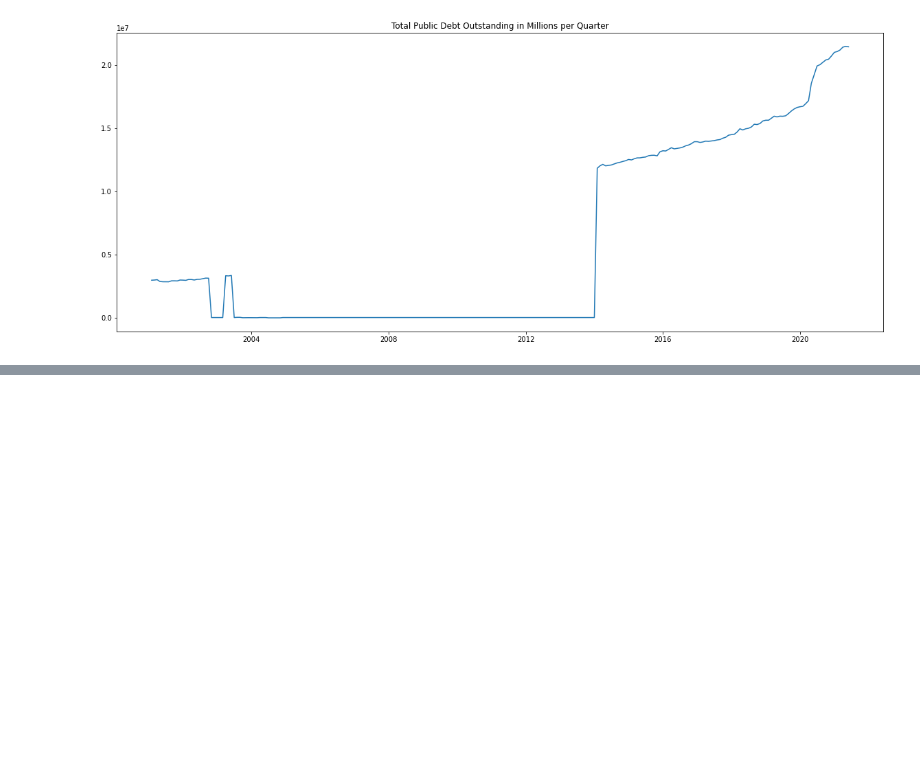
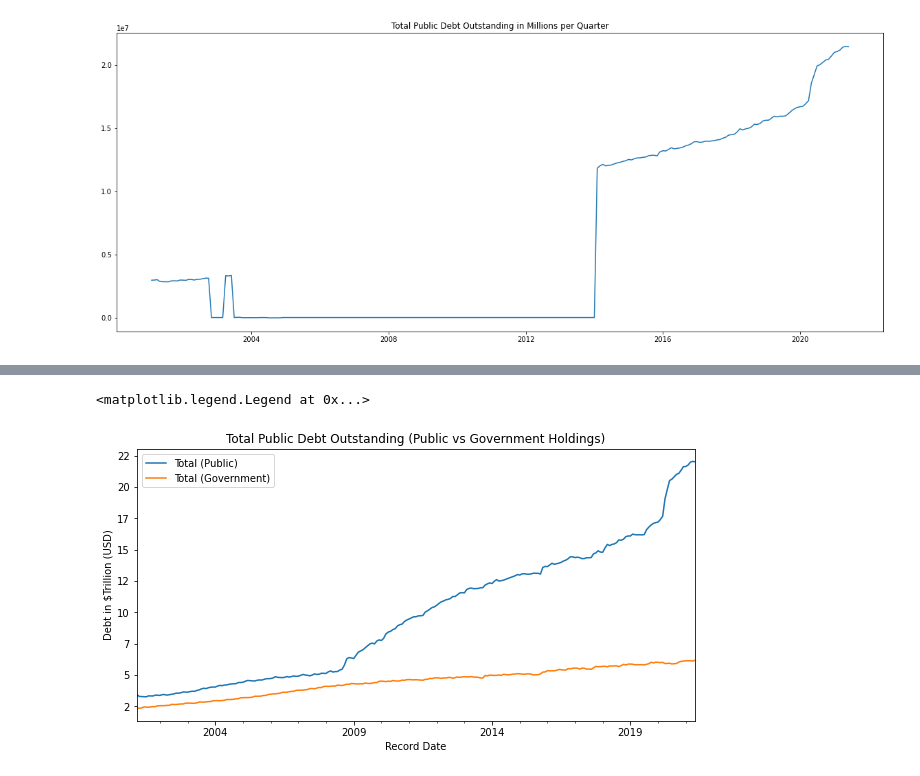
Before and after one commit to kierangraham-au/Data-Project-US-Debt, a Jupyter notebook: usdebt.ipynb, the cells around one changed output, grey strips where cells are left out. Cells and saved outputs as stored; diff of their text form; code cells hidden in the pictures; blank space fills up the shorter version.

```diff
--- a/usdebt.ipynb
+++ b/usdebt.ipynb
@@ -327,0 +370,19 @@ debt_df.set_index("Record_Date")[debt_df.set_index("Record_Date")["Security_Type
+# %%
+#Total Public Debt Outstanding
+
+ax = debt_df.set_index("Record_Date")[debt_df.set_index("Record_Date")[
+    "Security_Type_Description"] == "Total Public Debt Outstanding"].Debt_Held_by_the_PublicM.plot(label="Total (Public)")
+debt_df.set_index("Record_Date")[debt_df.set_index("Record_Date")[
+    "Security_Type_Description"] == "Total Public Debt Outstanding"].Intragovernmental_HoldingsM.plot(label="Total (Government)")
+
+
+ax.get_yaxis().set_major_formatter(
+matplotlib.ticker.FuncFormatter(lambda x, p: format(int(x/1000000), ',')))
+plt.ylabel("Debt in $Trillion (USD)")
+plt.title("Total Public Debt Outstanding (Public vs Government Holdings)")
+plt.xlabel("Record Date")
+
+plt.legend()
+# %% [output]
+<matplotlib.legend.Legend at 0x...>
+[figure, added]
```
Also changed, not shown: parts of 7 cells of this notebook.
